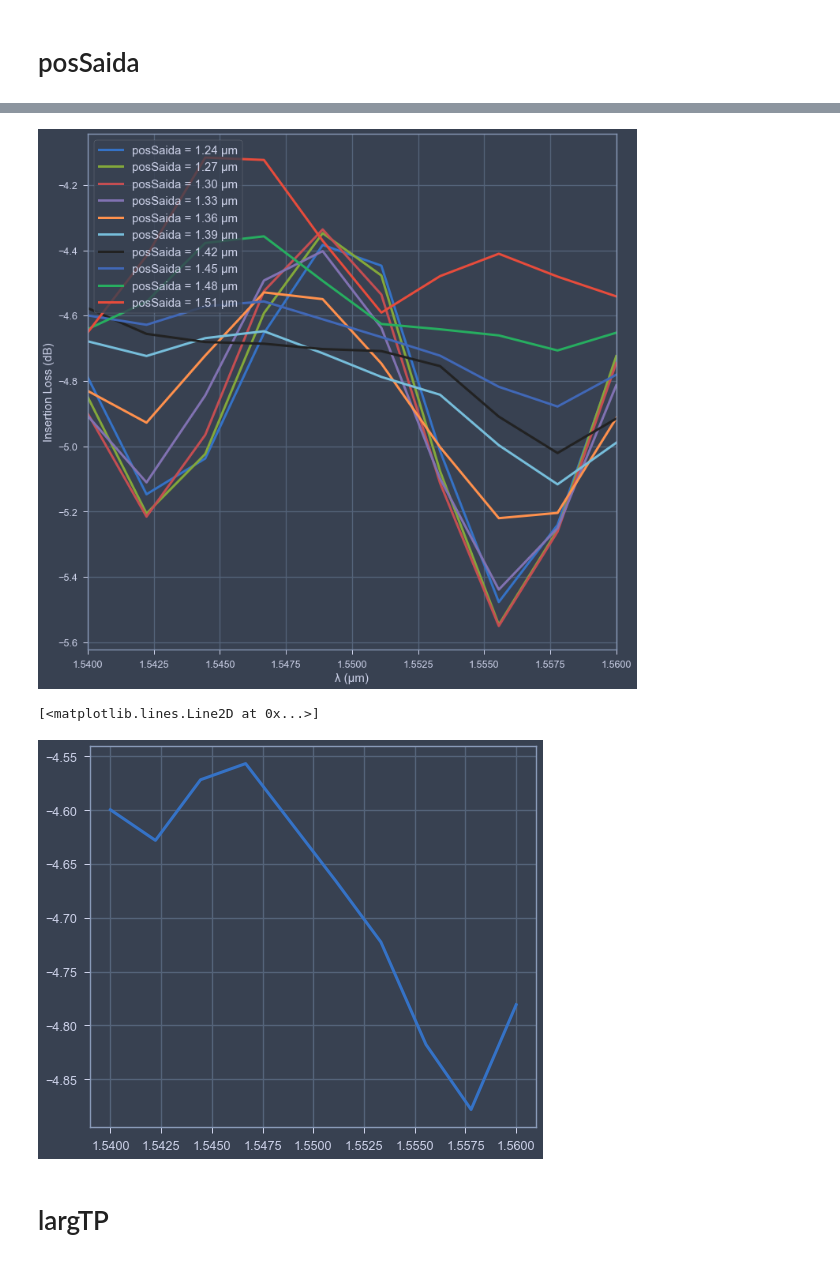
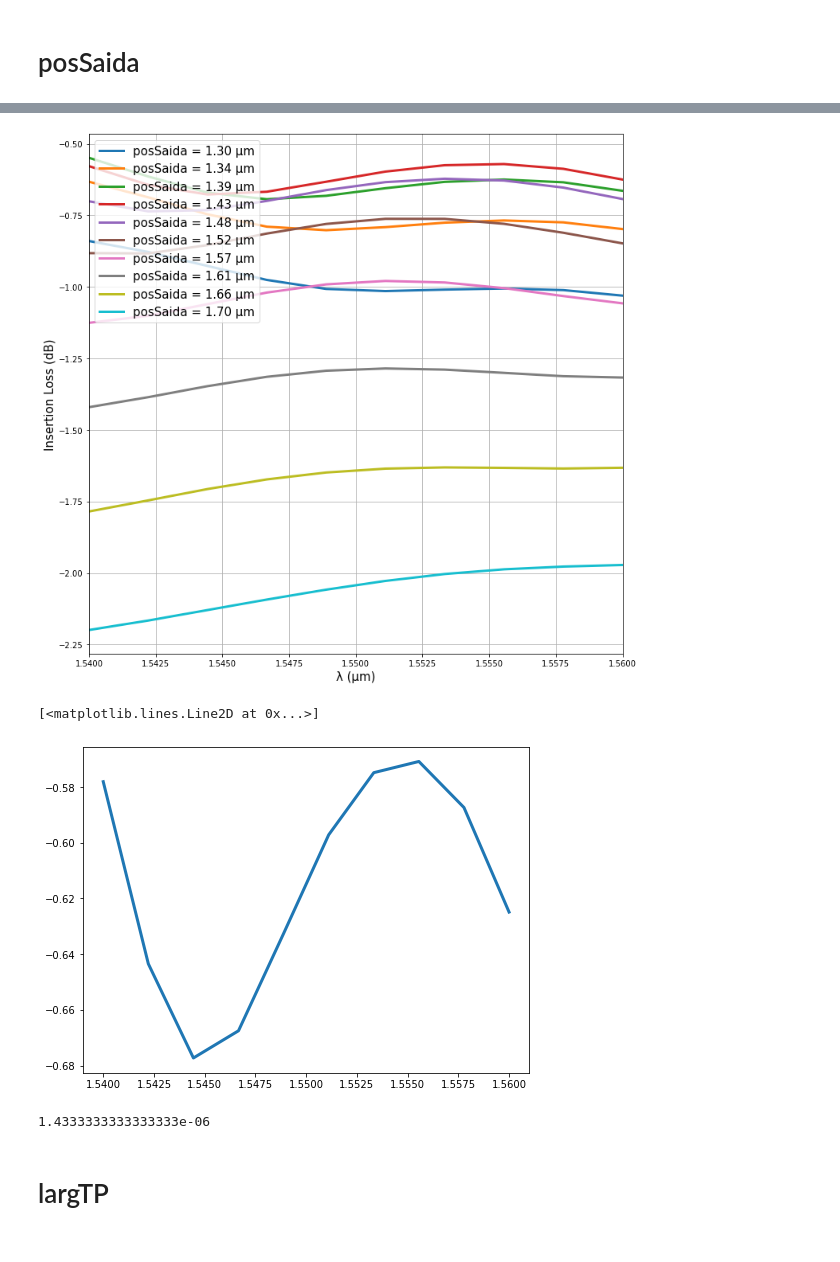
Before and after one commit to ringokin/MMI-photonics, a Jupyter notebook: backupzinho.ipynb, the cells around one changed output, grey strips where cells are left out. Cells and saved outputs as stored; diff of their text form; code cells hidden in the pictures.

Commit message:
terça 19 de julho
fiz os sweeps até o largTP e descobri 1.25e-6
deixar simulando dnv isso
falta o da temperatura, q pode ser melhor fazer em casa

```diff
--- a/backupzinho.ipynb
+++ b/backupzinho.ipynb
@@ -532,14 +532,14 @@ print(largTP*3)
 # %% [markdown]
 # largMMI
 # %%
-nSimu = 10
+nSimu = 20
 
 
 inicioMMI = 0
 #compMMI = 37.2947e-6
 compMMI = 21.08e-6
 #largMMI = 6e-6
-largMMI = np.linspace(5.5e-6, 6.5e-6, nSimu)
+largMMI = np.linspace(3.5e-6, 5.5e-6, nSimu)
 zmin = 0
 zspan = 220e-9
 zspanMMI = 8e-6
@@ -607,7 +607,6 @@ posSaida3 = ycentro - posSaida
 s21 = np.zeros([10,nSimu])
 s31 = np.zeros([10,nSimu])
 s41 = np.zeros([10,nSimu])
-centMx = (lum.getnamed(mesh[2], 'x span'))/2
 # %%
 
 #nomes = ["MMImeio", "Entrada", "Saida1", "Saida2", "Saida3", "EntradaTP", "Saida1TP", "Saida2TP", "Saida3TP"]
@@ -810,0 +1010,11 @@ TypeError: 'int' object is not subscriptable
+# %%
+Elog = 10*np.log10(E)
+plt.rcParams["figure.figsize"] = (8,6)
+plt.pcolormesh(x[:,0]*1e6,y[:,0]*1e6,Elog,cmap = 'jet',vmin=-30)
+plt.xlabel('Comprimento (μm)',fontsize=20)
+plt.ylabel('Largura (μm)',fontsize=20)
+plt.yticks(fontsize=15)
+plt.xticks(fontsize=15)
+cbar = plt.colorbar(label='dB')
+cbar.ax.tick_params(labelsize=15)
+plt.savefig('Imagens/largMMI swp E Log.png')
@@ -810,0 +1025,27 @@ TypeError: 'int' object is not subscriptable
+# %%
+
+Psup = 1.7e-6
+Pinf = 1.3e-6
+
+lTPmax1 = largMMI - (2*Psup)
+lTPmax2 = Pinf*0.99
+if (lTPmax1 > lTPmax2):
+    largTP = lTPmax2
+else:
+    largTP = lTPmax1
+
+# valorAnteriorLTP = lum.getnamed(nomes[6], 'width_l')
+valorAnteriorLTP = 1.0589643814644885e-06
+print(valorAnteriorLTP)
+
+lum.switchtolayout
+lum.setnamed(nomes[5], 'width_r', largTP)
+lum.setnamed(nomes[6], 'width_l', largTP)
+lum.setnamed(nomes[7], 'width_l', largTP)
+lum.setnamed(nomes[8], 'width_l', largTP)
+
+posSaida = np.linspace(Pinf, Psup, nSimu)
+
+posSaida1 = ycentro + posSaida
+posSaida2 = ycentro
+posSaida3 = ycentro - posSaida
@@ -869,7 +1123,7 @@ Completed = 10/10
 
 loss = 10*np.log10(s21 + s31 + s41)
 plt.figure(figsize = (12,12))
-for i in range(10):
+for i in range(nSimu):
     plt.plot(lmbd, loss[:,i], label = 'posSaida = {:.2f} μm'.format(posSaida[i]*1e6,3), linewidth = 3)
 plt.xlim(1.54, 1.56)
 # plt.ylim(-1, 0)
@@ -878,13 +1132,17 @@ plt.ylabel('Insertion Loss (dB)', fontsize = 15)
 plt.grid(True)
 plt.legend(loc ='upper left', fontsize = 15)
 plt.show()
-# plt.savefig('Imagens/Loss x Taper position span')
+plt.savefig('Imagens/Loss x Taper position span')
 # %% [output]
-[figure, old version]
+[figure, new version]
 # %%
-plt.plot(lmbd, loss[:,7], label = 'posSaida = {:.2f} μm'.format(posSaida[7]*1e6,3), linewidth = 3)
+plt.plot(lmbd, loss[:,3], label = 'posSaida = {:.2f} μm'.format(posSaida[3]*1e6,3), linewidth = 3)
 # %% [output]
 [<matplotlib.lines.Line2D at 0x...>]
-[figure, old version]
+[figure, new version]
+# %%
+print(posSaida[3])
+# %% [output]
+1.4333333333333333e-06
 # %% [markdown]
 # largTP
```
Also changed, not shown: parts of 43 cells of this notebook, 9 other files.
